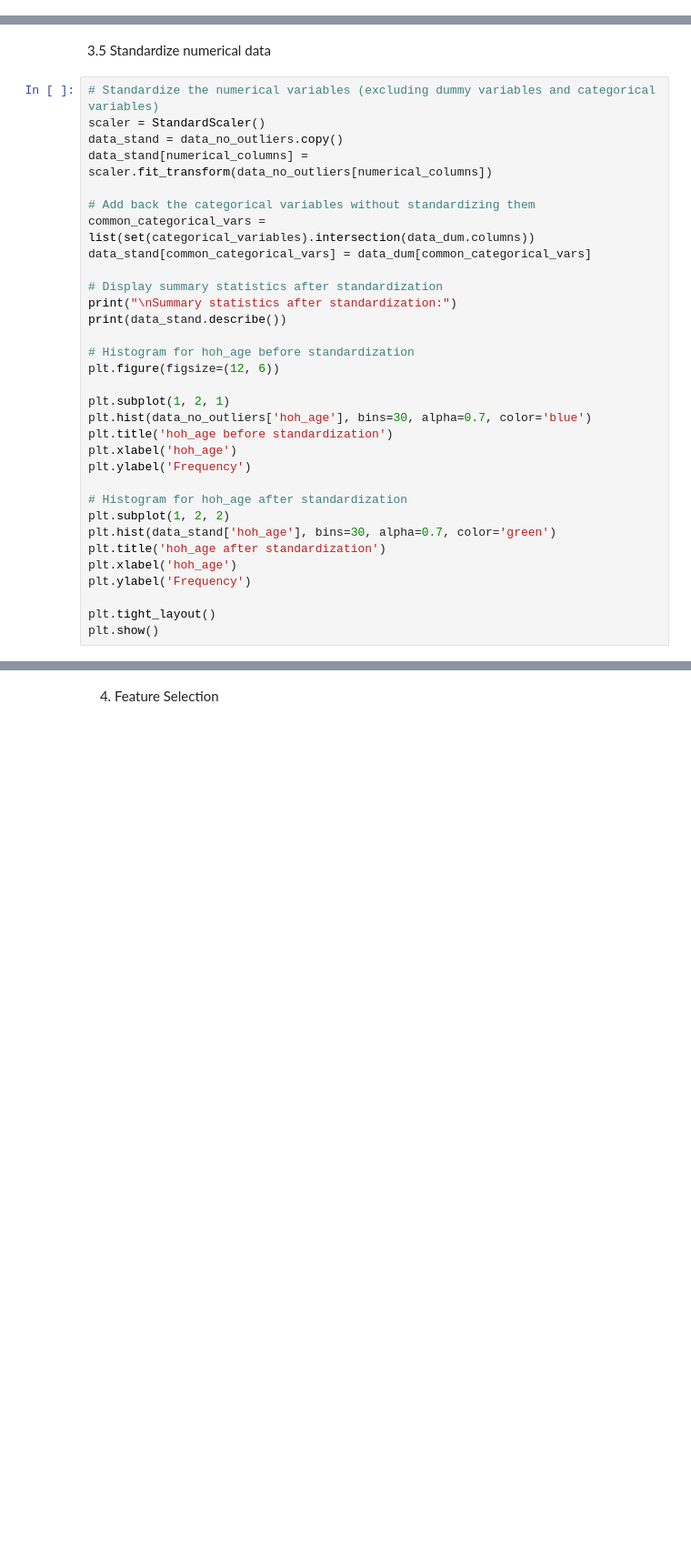
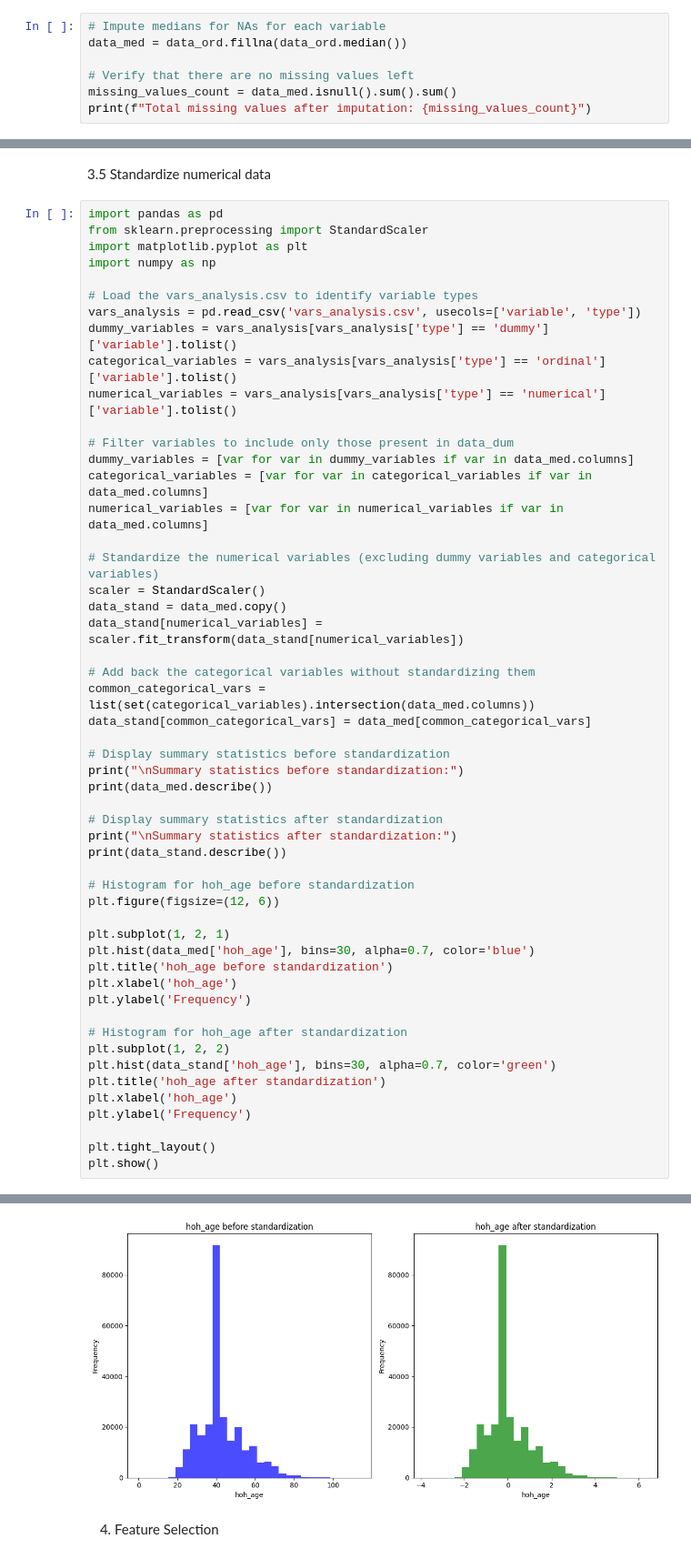
Before and after one commit to jprlink/child_sep_ml, a Jupyter notebook: child_sep_ml.ipynb, the cells around one changed output, grey strips where cells are left out. Shown at 91% size. Saved outputs shown, nothing was run; the diff lists cells and outputs as text; blank space fills up the shorter version.

```diff
--- a/child_sep_ml.ipynb
+++ b/child_sep_ml.ipynb
@@ -335,0 +240,7 @@ max             3.0           3.0       4.0
+# %%
+# Impute medians for NAs for each variable
+data_med = data_ord.fillna(data_ord.median())
+
+# Verify that there are no missing values left
+missing_values_count = data_med.isnull().sum().sum()
+print(f"Total missing values after imputation: {missing_values_count}")
@@ -336,14 +249,34 @@ max             3.0           3.0       4.0
 # %% [markdown]
 3.5 Standardize numerical data
 # %%
+import pandas as pd
+from sklearn.preprocessing import StandardScaler
+import matplotlib.pyplot as plt
+import numpy as np
+
+# Load the vars_analysis.csv to identify variable types
+vars_analysis = pd.read_csv('vars_analysis.csv', usecols=['variable', 'type'])
+dummy_variables = vars_analysis[vars_analysis['type'] == 'dummy']['variable'].tolist()
+categorical_variables = vars_analysis[vars_analysis['type'] == 'ordinal']['variable'].tolist()
+numerical_variables = vars_analysis[vars_analysis['type'] == 'numerical']['variable'].tolist()
+
+# Filter variables to include only those present in data_dum
+dummy_variables = [var for var in dummy_variables if var in data_med.columns]
+categorical_variables = [var for var in categorical_variables if var in data_med.columns]
+numerical_variables = [var for var in numerical_variables if var in data_med.columns]
+
 # Standardize the numerical variables (excluding dummy variables and categorical variables)
 scaler = StandardScaler()
-data_stand = data_no_outliers.copy()
-data_stand[numerical_columns] = scaler.fit_transform(data_no_outliers[numerical_columns])
+data_stand = data_med.copy()
+data_stand[numerical_variables] = scaler.fit_transform(data_stand[numerical_variables])
 
 # Add back the categorical variables without standardizing them
-common_categorical_vars = list(set(categorical_variables).intersection(data_dum.columns))
-data_stand[common_categorical_vars] = data_dum[common_categorical_vars]
+common_categorical_vars = list(set(categorical_variables).intersection(data_med.columns))
+data_stand[common_categorical_vars] = data_med[common_categorical_vars]
+
+# Display summary statistics before standardization
+print("\nSummary statistics before standardization:")
+print(data_med.describe())
 
 # Display summary statistics after standardization
 print("\nSummary statistics after standardization:")
@@ -353,7 +286,7 @@ print(data_stand.describe())
 plt.figure(figsize=(12, 6))
 
 plt.subplot(1, 2, 1)
-plt.hist(data_no_outliers['hoh_age'], bins=30, alpha=0.7, color='blue')
+plt.hist(data_med['hoh_age'], bins=30, alpha=0.7, color='blue')
 plt.title('hoh_age before standardization')
 plt.xlabel('hoh_age')
 plt.ylabel('Frequency')
@@ -367,3 +300,4 @@ plt.ylabel('Frequency')
 
 plt.tight_layout()
 plt.show()
+# %% [output]
@@ -370,2 +321,3 @@ plt.show()
+[figure, added]
 # %% [markdown]
 4. Feature Selection
```
Also changed, not shown: parts of 13 cells of this notebook.
